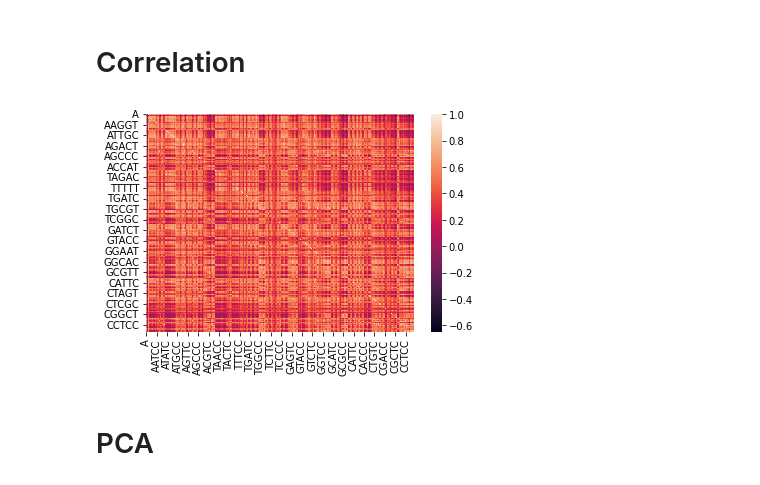
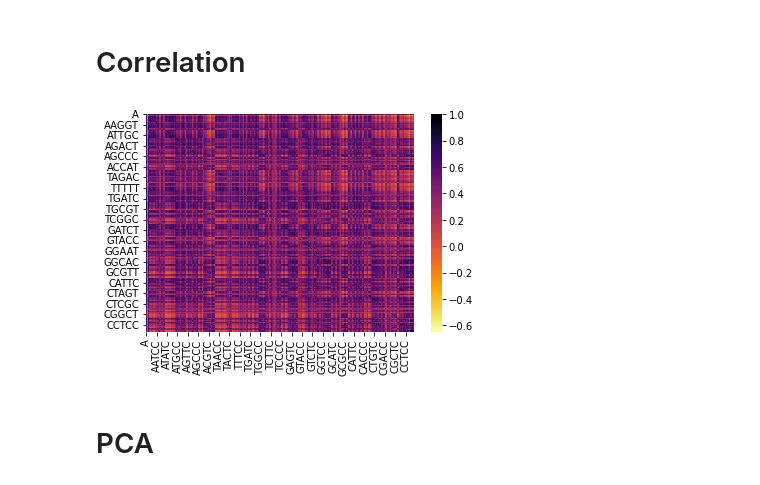
Before and after one commit to 777moneymaker/ml-proj, a Jupyter notebook: project.ipynb, the cells around one changed output. Cells and saved outputs as stored; diff of their text form; code cells hidden in the pictures.

```diff
--- a/project.ipynb
+++ b/project.ipynb
@@ -319,15 +339,15 @@ plt.show()
 # %%
 # Check for linear combinations
 import seaborn as sn
 import matplotlib.pyplot as plt
 
 corrMatrix = final.corr()
 
-sn.heatmap(corrMatrix)
+sn.heatmap(corrMatrix, cmap = "inferno_r")
 plt.show()
 # Całkiem niezłe korelacje
 # %% [output]
-[figure, old version]
+[figure, new version]
 # %% [markdown]
 # PCA
 # %%
```
Also changed, not shown: parts of 7 cells of this notebook.
